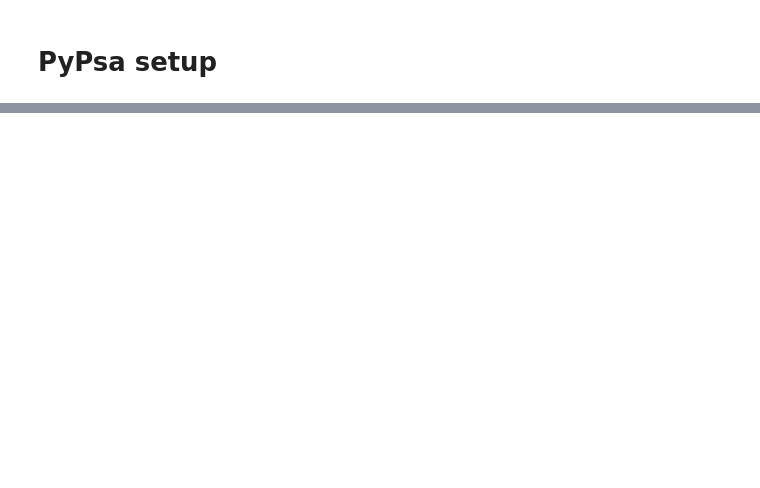
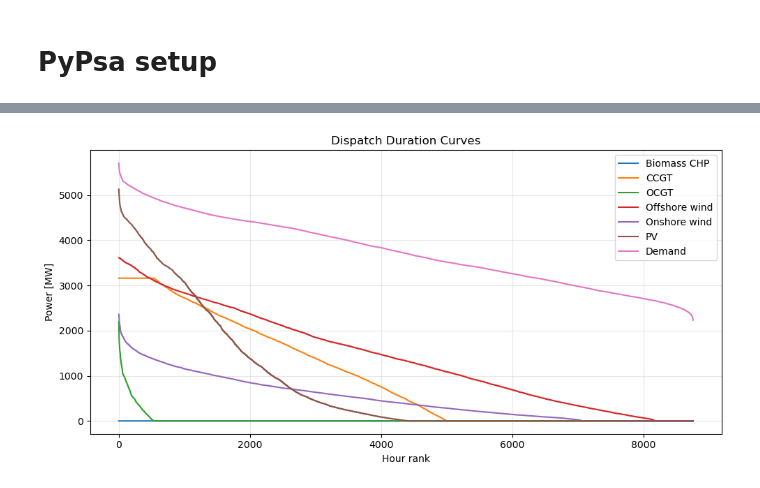
Before and after one commit to martinsiitam/ieg-spring-2026, a Jupyter notebook: martin/project.ipynb, the cells around one changed output, grey strips where cells are left out. Cells and saved outputs as stored; diff of their text form; code cells hidden in the pictures; blank space fills up the shorter version.

```diff
--- a/martin/project.ipynb
+++ b/martin/project.ipynb
@@ -414 +547,33 @@ Offshore wind        0.0
 Name: p_nom_opt, dtype: float64
+# %%
+dispatch = n.generators_t.p.copy()
+
+carrier_series = n.generators.carrier
+nice_name_map = n.carriers.nice_name.to_dict()
+
+dispatch_nice = dispatch.rename(
+    columns=lambda g: nice_name_map.get(carrier_series[g], carrier_series[g])
+)
+
+dispatch_nice = dispatch_nice.T.groupby(level=0).sum().T
+
+dispatch_nice["Demand"] = work_df["demand_mw"]
+
+duration_df = pd.DataFrame({
+    col: dispatch_nice[col].sort_values(ascending=False).values
+    for col in dispatch_nice.columns
+})
+
+fig, ax = plt.subplots(figsize=(10, 5))
+
+duration_df.plot(ax=ax)
+
+ax.set_title("Dispatch Duration Curves")
+ax.set_xlabel("Hour rank")
+ax.set_ylabel("Power [MW]")
+ax.grid(alpha=0.3)
+
+plt.tight_layout()
+plt.show()
+# %% [output]
+[figure, added]
```
Also changed, not shown: parts of 11 cells of this notebook.
